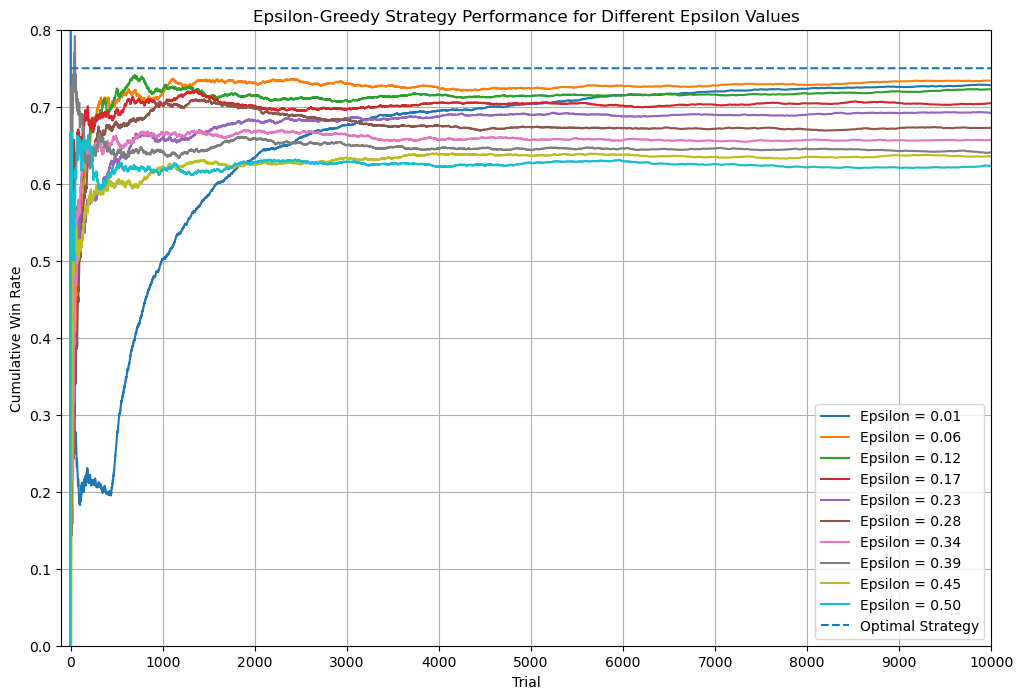
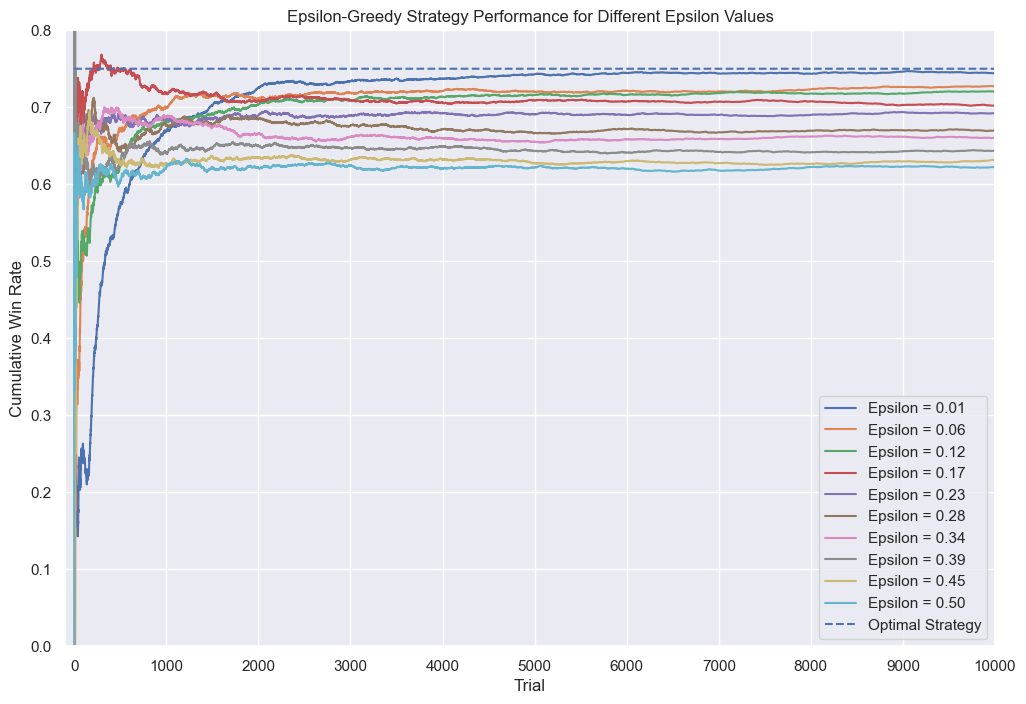
Unified diff of the notebook cell whose output changed from the first chart to the second:
--- before
+++ after
@@ -12,4 +12,4 @@
 plt.yticks(np.arange(0, np.max(BANDITS) + 0.1, 0.1))
 plt.legend()
-plt.grid()
+plt.grid(True)
 plt.show()

Commit: Updating Repo